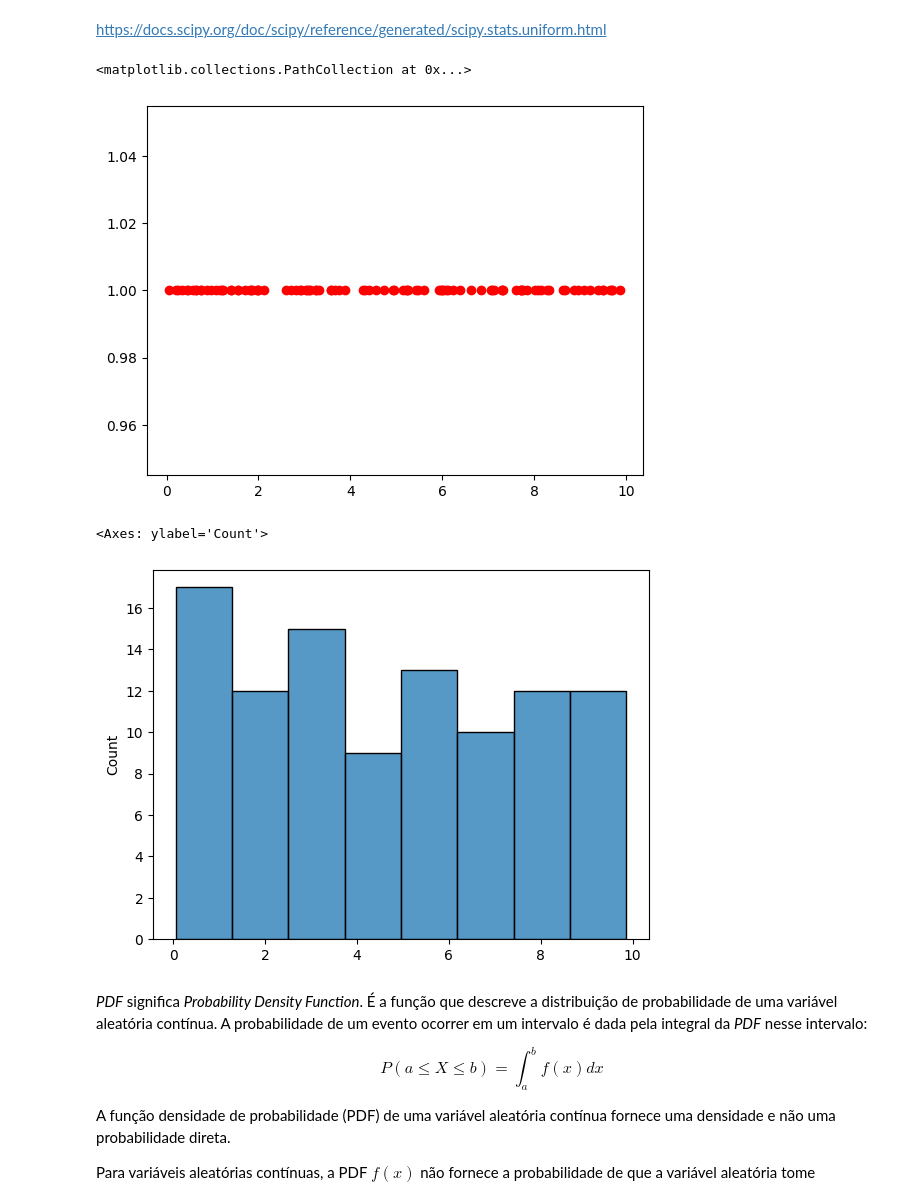
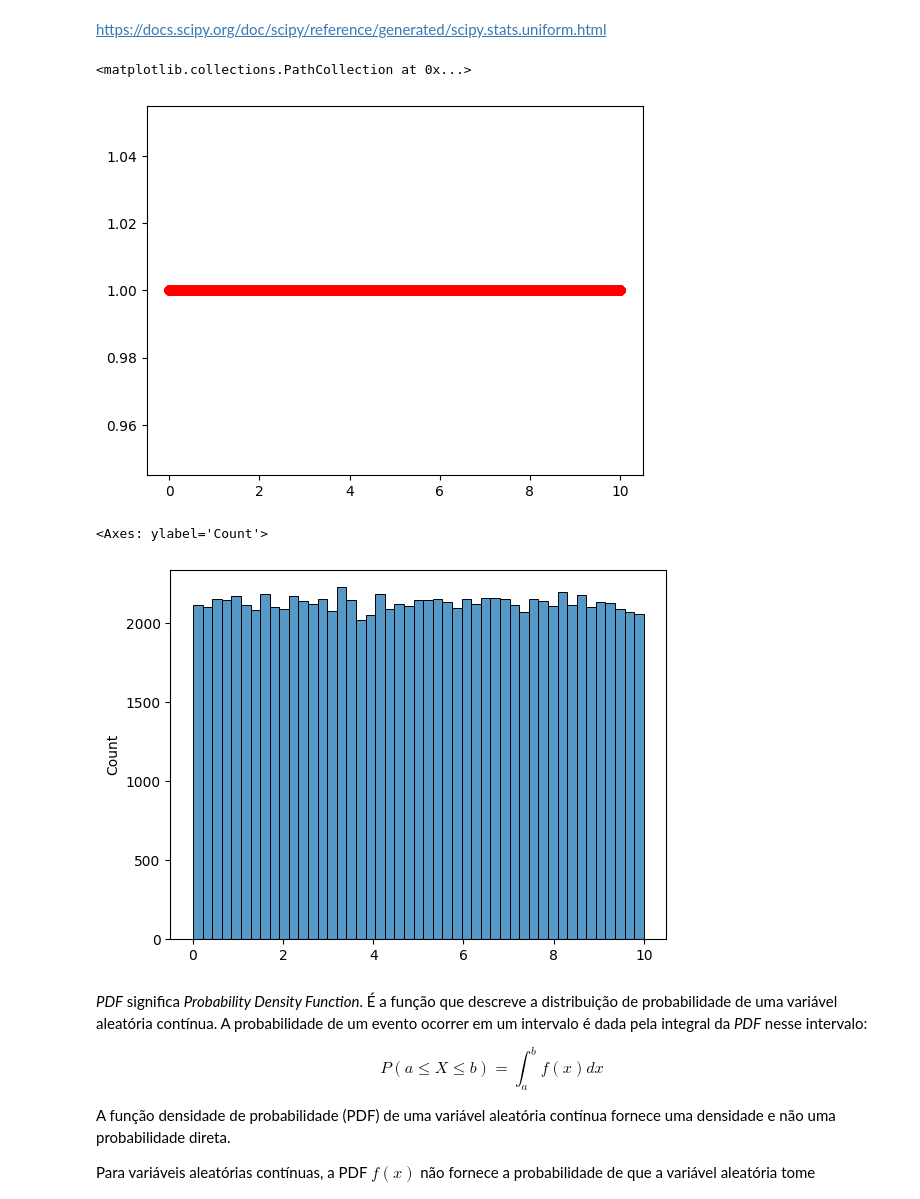
Before and after one commit to PauloViniciusR/Estatistica_dados, a Jupyter notebook: Estatistica_Probabilistica/06_continuas_uniforme.ipynb, the cells around one changed output. Drawn from its saved outputs; the diff is of its cells as text; code cells hidden in the pictures.

```diff
--- a/Estatistica_Probabilistica/06_continuas_uniforme.ipynb
+++ b/Estatistica_Probabilistica/06_continuas_uniforme.ipynb
@@ -24,24 +24,24 @@ import matplotlib.pyplot as plt
 import numpy as np
 from scipy.stats import uniform
 # %%
-uniforme = uniform.rvs(0, 10, size=100, random_state=42)
+uniforme = uniform.rvs(0, 10, size=100000, random_state=42)
 
 valores, contagem = np.unique(uniforme, return_counts=True)
 
 #print(valores)
 #print(contagem)
 
 plt.scatter(valores, contagem, marker="o", color="red")
 # %% [output]
 <matplotlib.collections.PathCollection at 0x...>
-[figure, old version]
+[figure, new version]
 # %%
 import seaborn as sns
 
 sns.histplot(uniforme, bins="auto")
 # %% [output]
 <Axes: ylabel='Count'>
-[figure, old version]
+[figure, new version]
 # %% [markdown]
 *PDF* significa *Probability Density Function*. É a função que descreve a distribuição de probabilidade de uma variável aleatória contínua. A probabilidade de um evento ocorrer em um intervalo é dada pela integral da *PDF* nesse intervalo:
 
```
Also changed, not shown: parts of 4 cells of this notebook.
